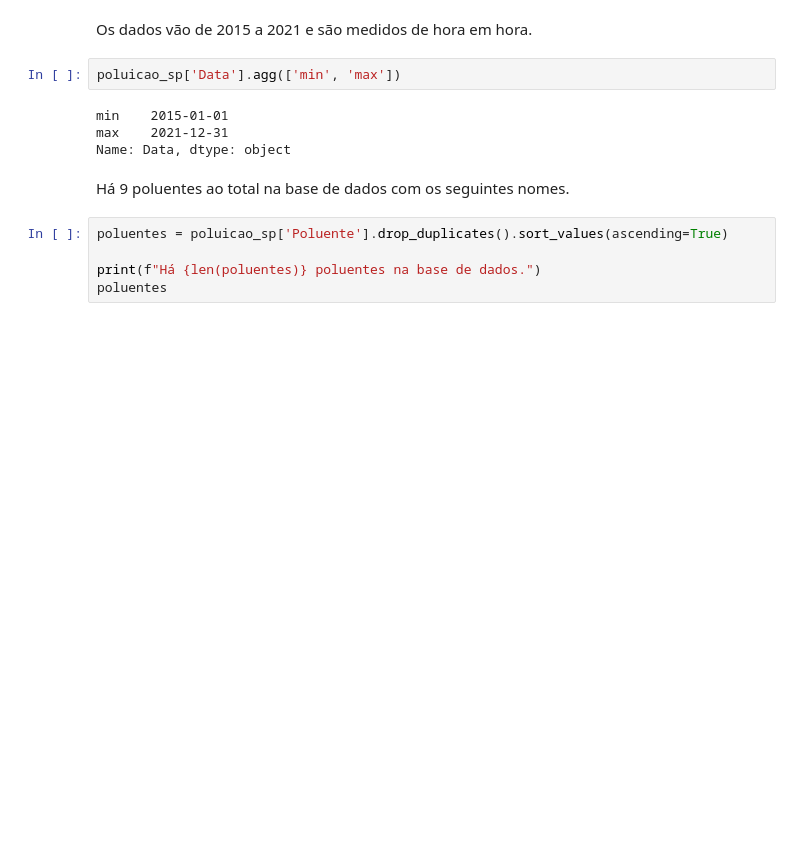
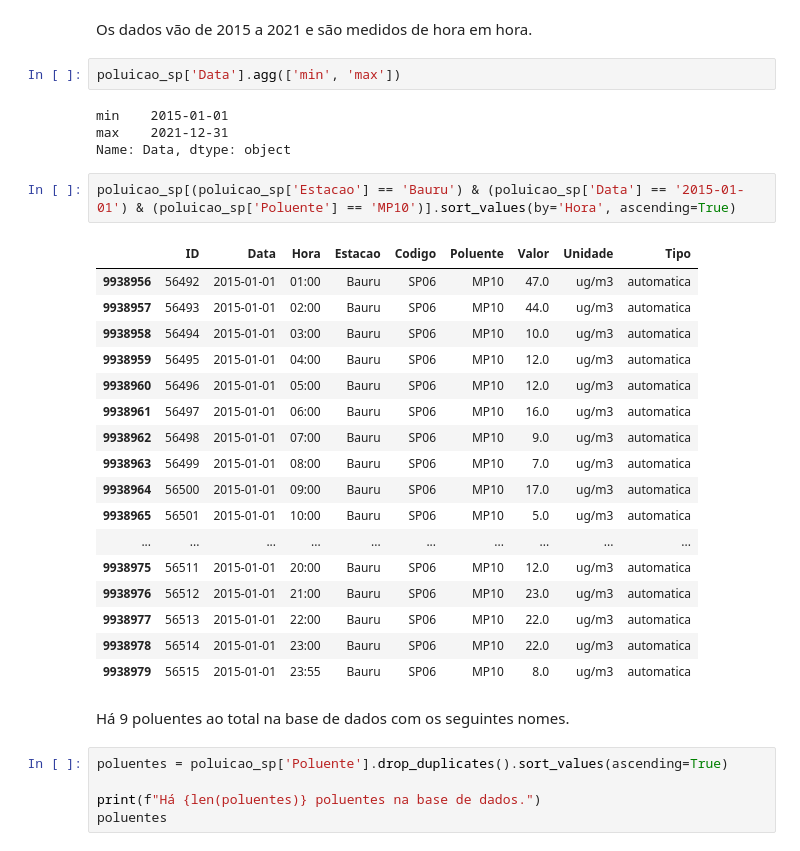
Before and after one commit to victorteodoro/projeto-aplicado-iv, a Jupyter notebook: projeto/cd_projeto_aplicado_IV_entrega_3.ipynb, the cells around one changed output. Drawn from its saved outputs; the diff is of its cells as text; blank space fills up the shorter version.

```diff
--- a/projeto/cd_projeto_aplicado_IV_entrega_3.ipynb
+++ b/projeto/cd_projeto_aplicado_IV_entrega_3.ipynb
@@ -171,6 +172,26 @@ poluicao_sp['Data'].agg(['min', 'max'])
 min    2015-01-01
 max    2021-12-31
 Name: Data, dtype: object
+# %%
+poluicao_sp[(poluicao_sp['Estacao'] == 'Bauru') & (poluicao_sp['Data'] == '2015-01-01') & (poluicao_sp['Poluente'] == 'MP10')].sort_values(by='Hora', ascending=True)
+# %% [output]
+|  | ID | Data | Hora | Estacao | Codigo | Poluente | Valor | Unidade | Tipo |
+| 9938956 | 56492 | 2015-01-01 | 01:00 | Bauru | SP06 | MP10 | 47.0 | ug/m3 | automatica |
+| 9938957 | 56493 | 2015-01-01 | 02:00 | Bauru | SP06 | MP10 | 44.0 | ug/m3 | automatica |
+| 9938958 | 56494 | 2015-01-01 | 03:00 | Bauru | SP06 | MP10 | 10.0 | ug/m3 | automatica |
+| 9938959 | 56495 | 2015-01-01 | 04:00 | Bauru | SP06 | MP10 | 12.0 | ug/m3 | automatica |
+| 9938960 | 56496 | 2015-01-01 | 05:00 | Bauru | SP06 | MP10 | 12.0 | ug/m3 | automatica |
+| 9938961 | 56497 | 2015-01-01 | 06:00 | Bauru | SP06 | MP10 | 16.0 | ug/m3 | automatica |
+| 9938962 | 56498 | 2015-01-01 | 07:00 | Bauru | SP06 | MP10 | 9.0 | ug/m3 | automatica |
+| 9938963 | 56499 | 2015-01-01 | 08:00 | Bauru | SP06 | MP10 | 7.0 | ug/m3 | automatica |
+| 9938964 | 56500 | 2015-01-01 | 09:00 | Bauru | SP06 | MP10 | 17.0 | ug/m3 | automatica |
+| 9938965 | 56501 | 2015-01-01 | 10:00 | Bauru | SP06 | MP10 | 5.0 | ug/m3 | automatica |
+| ... | ... | ... | ... | ... | ... | ... | ... | ... | ... |
+| 9938975 | 56511 | 2015-01-01 | 20:00 | Bauru | SP06 | MP10 | 12.0 | ug/m3 | automatica |
+| 9938976 | 56512 | 2015-01-01 | 21:00 | Bauru | SP06 | MP10 | 23.0 | ug/m3 | automatica |
+| 9938977 | 56513 | 2015-01-01 | 22:00 | Bauru | SP06 | MP10 | 22.0 | ug/m3 | automatica |
+| 9938978 | 56514 | 2015-01-01 | 23:00 | Bauru | SP06 | MP10 | 22.0 | ug/m3 | automatica |
+| 9938979 | 56515 | 2015-01-01 | 23:55 | Bauru | SP06 | MP10 | 8.0 | ug/m3 | automatica |
 # %% [markdown]
 Há 9 poluentes ao total na base de dados com os seguintes nomes.
 # %%
```
Also changed, not shown: parts of 9 cells of this notebook.
